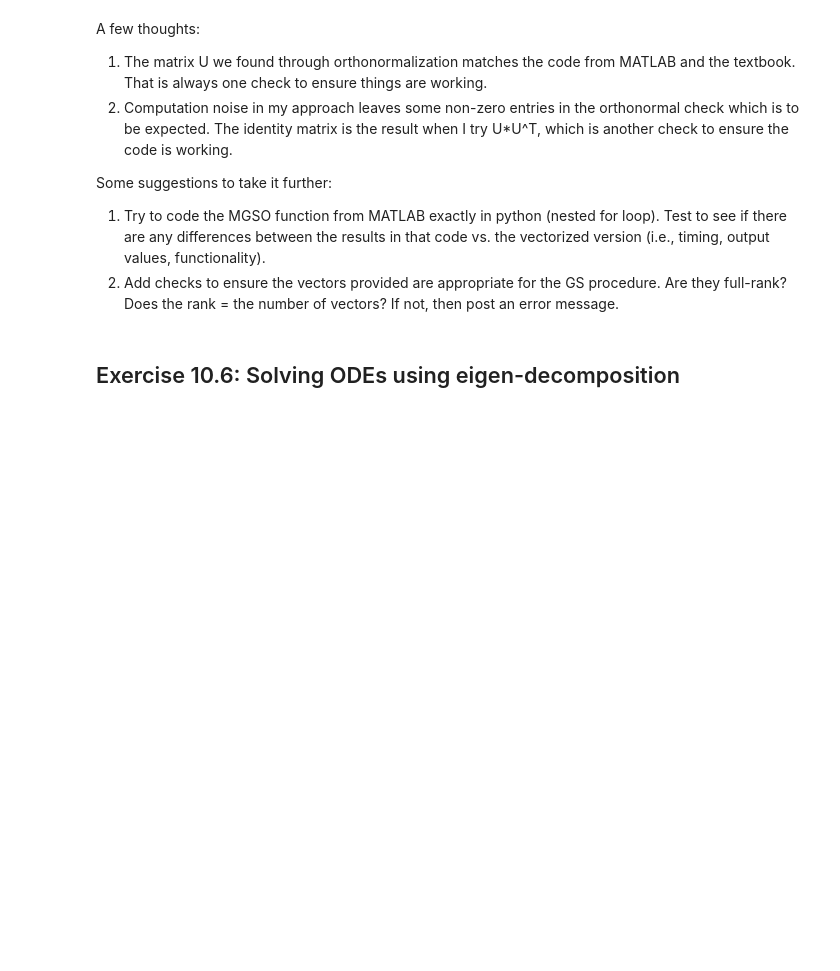
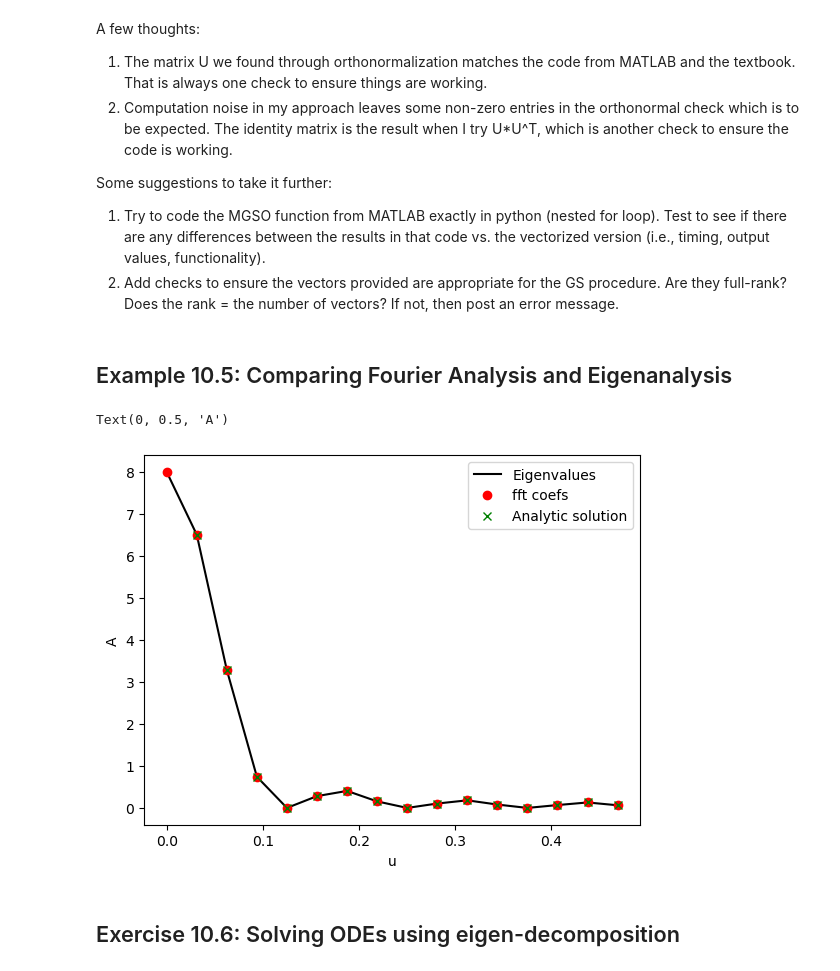
Before and after one commit to willn2/LAbook_code, a Jupyter notebook: PythonCodeLABook.ipynb, the cells around one changed output. Saved outputs shown, nothing was run; the diff lists cells and outputs as text; code cells hidden in the pictures; blank space fills up the shorter version.

```diff
--- a/PythonCodeLABook.ipynb
+++ b/PythonCodeLABook.ipynb
@@ -250,6 +250,53 @@ Some suggestions to take it further:
 
 1. Try to code the MGSO function from MATLAB exactly in python (nested for loop). Test to see if there are any differences between the results in that code vs. the vectorized version (i.e., timing, output values, functionality).
 2. Add checks to ensure the vectors provided are appropriate for the GS procedure. Are they full-rank? Does the rank = the number of vectors? If not, then post an error message.
+# %% [markdown]
+## Example 10.5: Comparing Fourier Analysis and Eigenanalysis
+# %%
+from scipy.linalg import toeplitz
+# Initialize n and h
+n = np.arange(0,32) # time axis
+h = np.zeros((1,32))
+N = len(n) # Length of n
+
+# Define h using formula in example
+h[0,0:9] = 1-n[0:9]/8
+h[0,24::] = n[0:8]/8
+
+# Set up for building the toeplitz matrix
+H = toeplitz(h) # column and row
+
+# Uncomment to check plots
+# plt.imshow(H)
+# plt.stem(h.T)
+
+# frq axis
+u = np.arange(0,1/2,1/N) # define u (not inclusive like MATLAB)
+
+# Generate Fourier Basis Functions
+Q = np.zeros(H.shape,dtype=np.complex64)
+for k in range(1,N+1):
+    for p in range(1,N+1):
+        Q[k-1,p-1]=np.exp(1j*2*np.pi*(p-1)*(k-1)/N);
+
+F = Q.conj() @ H @ Q/N # Eigen-decompose H with Q.
+FH = np.diag(F) # Fourier coefficients (eigenvalues!)
+Fhp = np.fft.fft(h) # using fft
+plt.plot(u,np.abs(FH[0:int(N/2)]),'k')
+plt.plot(u,np.abs(Fhp[0,0:int(N/2)]),'ro')
+
+# Analytic solution
+x = np.zeros(16)
+for j in range(1,17): x[j-1]=(np.sin(8*np.pi*u[j-1]))**2/(8*(np.sin(np.pi*u[j-1]))**2)
+
+# Add it to the plot
+plt.plot(u,np.abs(x),'gx')
+plt.legend(['Eigenvalues','fft coefs','Analytic solution'])
+plt.xlabel('u')
+plt.ylabel('A')
+# %% [output]
+Text(0, 0.5, 'A')
+[figure, added]
 # %% [markdown]
 ## Exercise 10.6: Solving ODEs using eigen-decomposition
 # %%
```
Also changed, not shown: parts of 20 cells of this notebook, 1 other file.
